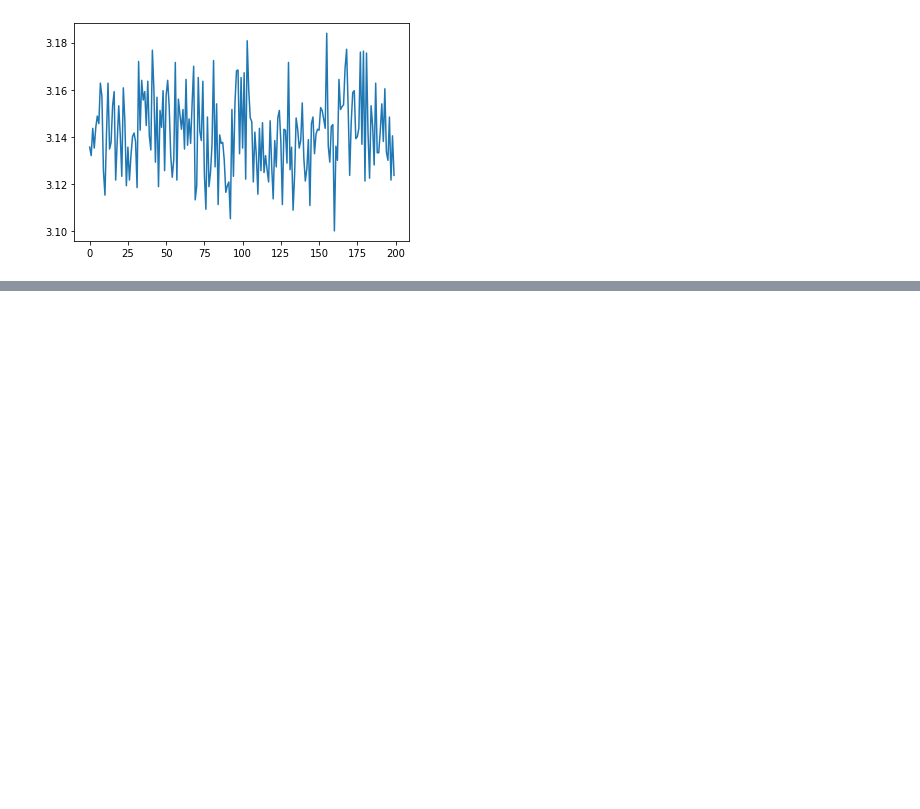
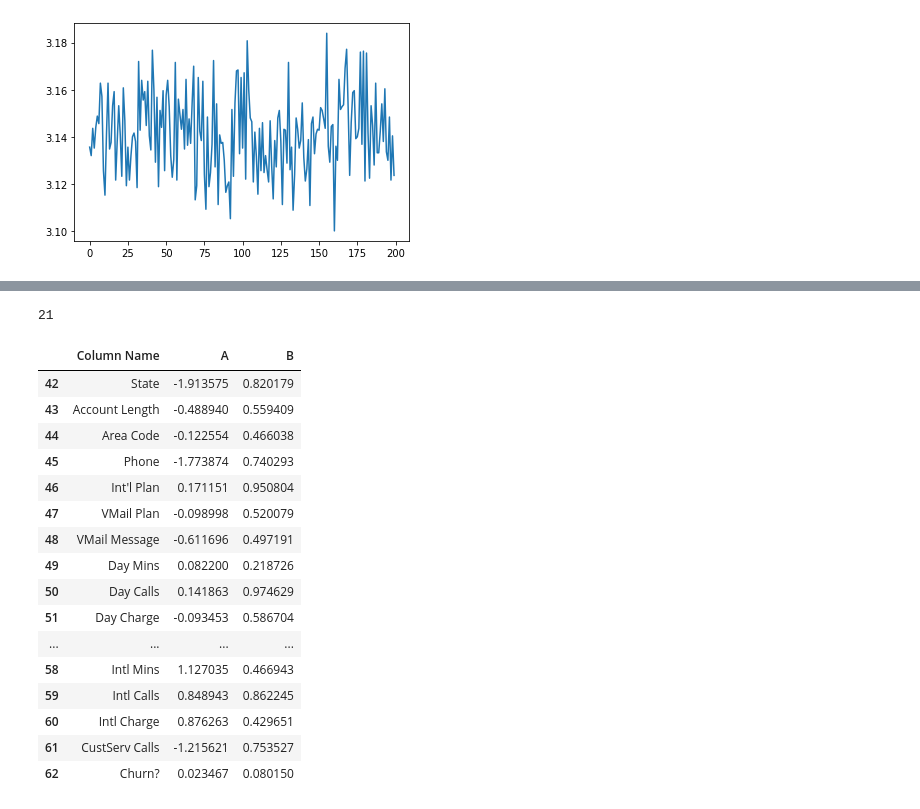
Before and after one commit to garc1a0scar/python-ml-course, a Jupyter notebook: notebooks_OEGG/T2 - 2 - Data Cleaning - Funciones de distribución de probabilidad.ipynb, the cells around one changed output, grey strips where cells are left out. Cells and saved outputs as stored; diff of their text form; code cells hidden in the pictures; blank space fills up the shorter version.

```diff
--- a/notebooks_OEGG/T2 - 2 - Data Cleaning - Funciones de distribución de probabilidad.ipynb
+++ b/notebooks_OEGG/T2 - 2 - Data Cleaning - Funciones de distribución de probabilidad.ipynb
@@ -106,0 +161,2 @@ pi_montecarlo(10000,2000)
+# %%
+data = pd.read_csv("../datasets/customer-churn-model/Customer Churn Model.txt")
@@ -106,0 +173,35 @@ pi_montecarlo(10000,2000)
+# %%
+column_names = data.columns.values.tolist()
+# %%
+a = len(column_names)
+a
+# %% [output]
+21
+# %%
+new_data = pd.DataFrame(
+    {
+        'Column Name': column_names,
+        'A': np.random.randn(a),
+        'B': np.random.uniform(0,1,a)
+    }, index = range(42, 42 + a)
+)
+# %%
+new_data
+# %% [output]
+|  | Column Name | A | B |
+| 42 | State | -1.913575 | 0.820179 |
+| 43 | Account Length | -0.488940 | 0.559409 |
+| 44 | Area Code | -0.122554 | 0.466038 |
+| 45 | Phone | -1.773874 | 0.740293 |
+| 46 | Int'l Plan | 0.171151 | 0.950804 |
+| 47 | VMail Plan | -0.098998 | 0.520079 |
+| 48 | VMail Message | -0.611696 | 0.497191 |
+| 49 | Day Mins | 0.082200 | 0.218726 |
+| 50 | Day Calls | 0.141863 | 0.974629 |
+| 51 | Day Charge | -0.093453 | 0.586704 |
+| ... | ... | ... | ... |
+| 58 | Intl Mins | 1.127035 | 0.466943 |
+| 59 | Intl Calls | 0.848943 | 0.862245 |
+| 60 | Intl Charge | 0.876263 | 0.429651 |
+| 61 | CustServ Calls | -1.215621 | 0.753527 |
+| 62 | Churn? | 0.023467 | 0.080150 |
```
Also changed, not shown: parts of 8 cells of this notebook, 1 other file.
